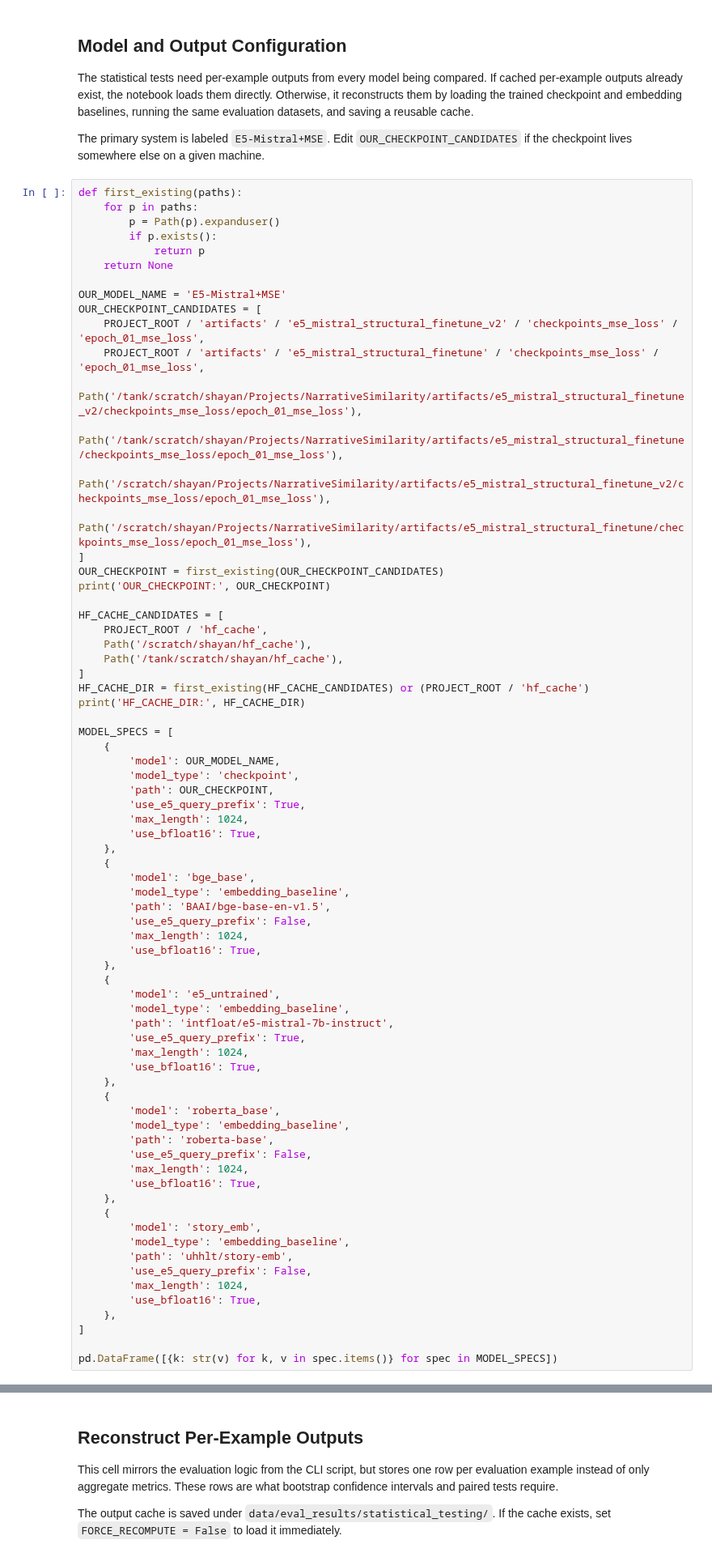
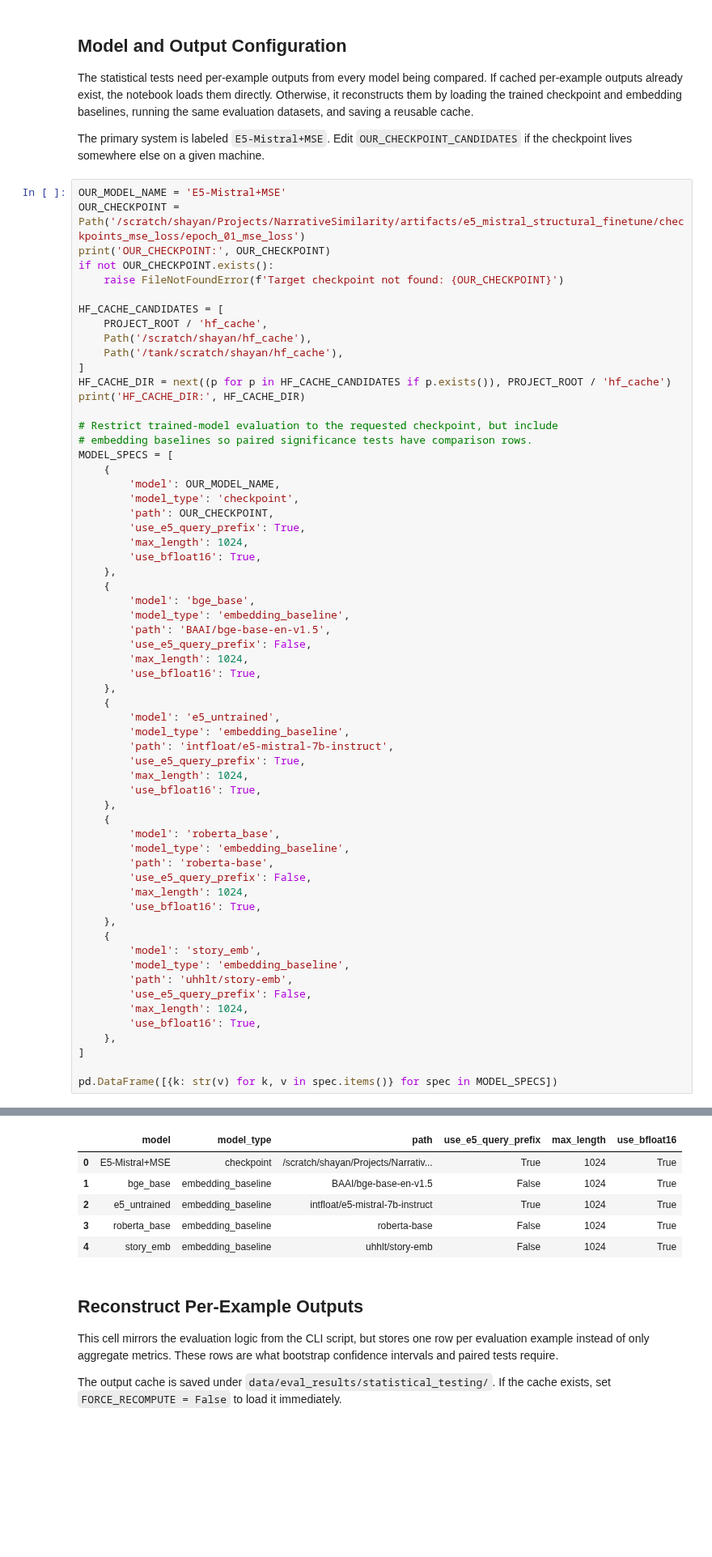
Before and after one commit to shaayaansh/NarrativeSimilarity, a Jupyter notebook: src/statistical_testing.ipynb, the cells around one changed output, grey strips where cells are left out. Shown at 81% size. Cells and saved outputs as stored; diff of their text form; blank space fills up the shorter version.

```diff
--- a/src/statistical_testing.ipynb
+++ b/src/statistical_testing.ipynb
@@ -71,33 +79,22 @@ The statistical tests need per-example outputs from every model being compared.
 
 The primary system is labeled `E5-Mistral+MSE`. Edit `OUR_CHECKPOINT_CANDIDATES` if the checkpoint lives somewhere else on a given machine.
 # %%
-def first_existing(paths):
-    for p in paths:
-        p = Path(p).expanduser()
-        if p.exists():
-            return p
-    return None
-
 OUR_MODEL_NAME = 'E5-Mistral+MSE'
-OUR_CHECKPOINT_CANDIDATES = [
-    PROJECT_ROOT / 'artifacts' / 'e5_mistral_structural_finetune_v2' / 'checkpoints_mse_loss' / 'epoch_01_mse_loss',
-    PROJECT_ROOT / 'artifacts' / 'e5_mistral_structural_finetune' / 'checkpoints_mse_loss' / 'epoch_01_mse_loss',
-    Path('/tank/scratch/shayan/Projects/NarrativeSimilarity/artifacts/e5_mistral_structural_finetune_v2/checkpoints_mse_loss/epoch_01_mse_loss'),
-    Path('/tank/scratch/shayan/Projects/NarrativeSimilarity/artifacts/e5_mistral_structural_finetune/checkpoints_mse_loss/epoch_01_mse_loss'),
-    Path('/scratch/shayan/Projects/NarrativeSimilarity/artifacts/e5_mistral_structural_finetune_v2/checkpoints_mse_loss/epoch_01_mse_loss'),
-    Path('/scratch/shayan/Projects/NarrativeSimilarity/artifacts/e5_mistral_structural_finetune/checkpoints_mse_loss/epoch_01_mse_loss'),
-]
-OUR_CHECKPOINT = first_existing(OUR_CHECKPOINT_CANDIDATES)
+OUR_CHECKPOINT = Path('/scratch/shayan/Projects/NarrativeSimilarity/artifacts/e5_mistral_structural_finetune/checkpoints_mse_loss/epoch_01_mse_loss')
 print('OUR_CHECKPOINT:', OUR_CHECKPOINT)
+if not OUR_CHECKPOINT.exists():
+    raise FileNotFoundError(f'Target checkpoint not found: {OUR_CHECKPOINT}')
 
 HF_CACHE_CANDIDATES = [
     PROJECT_ROOT / 'hf_cache',
     Path('/scratch/shayan/hf_cache'),
     Path('/tank/scratch/shayan/hf_cache'),
 ]
-HF_CACHE_DIR = first_existing(HF_CACHE_CANDIDATES) or (PROJECT_ROOT / 'hf_cache')
+HF_CACHE_DIR = next((p for p in HF_CACHE_CANDIDATES if p.exists()), PROJECT_ROOT / 'hf_cache')
 print('HF_CACHE_DIR:', HF_CACHE_DIR)
 
+# Restrict trained-model evaluation to the requested checkpoint, but include
+# embedding baselines so paired significance tests have comparison rows.
 MODEL_SPECS = [
     {
         'model': OUR_MODEL_NAME,
@@ -142,3 +139,4 @@ MODEL_SPECS = [
 ]
 
 pd.DataFrame([{k: str(v) for k, v in spec.items()} for spec in MODEL_SPECS])
+# %% [output]
@@ -145,3 +145,9 @@ pd.DataFrame([{k: str(v) for k, v in spec.items()} for spec in MODEL_SPECS])
+|  | model | model_type | path | use_e5_query_prefix | max_length | use_bfloat16 |
+| 0 | E5-Mistral+MSE | checkpoint | /scratch/shayan/Projects/Narrativ... | True | 1024 | True |
+| 1 | bge_base | embedding_baseline | BAAI/bge-base-en-v1.5 | False | 1024 | True |
+| 2 | e5_untrained | embedding_baseline | intfloat/e5-mistral-7b-instruct | True | 1024 | True |
+| 3 | roberta_base | embedding_baseline | roberta-base | False | 1024 | True |
+| 4 | story_emb | embedding_baseline | uhhlt/story-emb | False | 1024 | True |
 # %% [markdown]
 ## Reconstruct Per-Example Outputs
 
```
Also changed, not shown: parts of 7 cells of this notebook, 14 other files.
